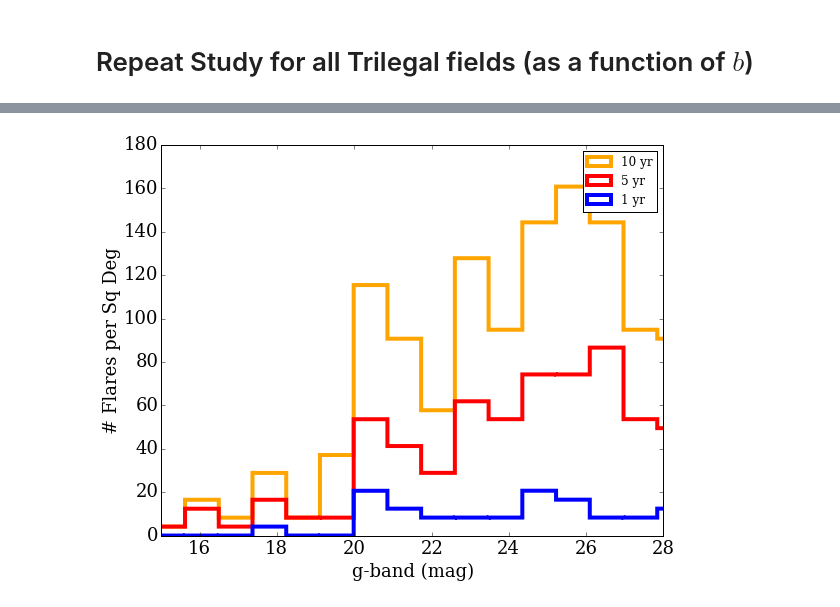
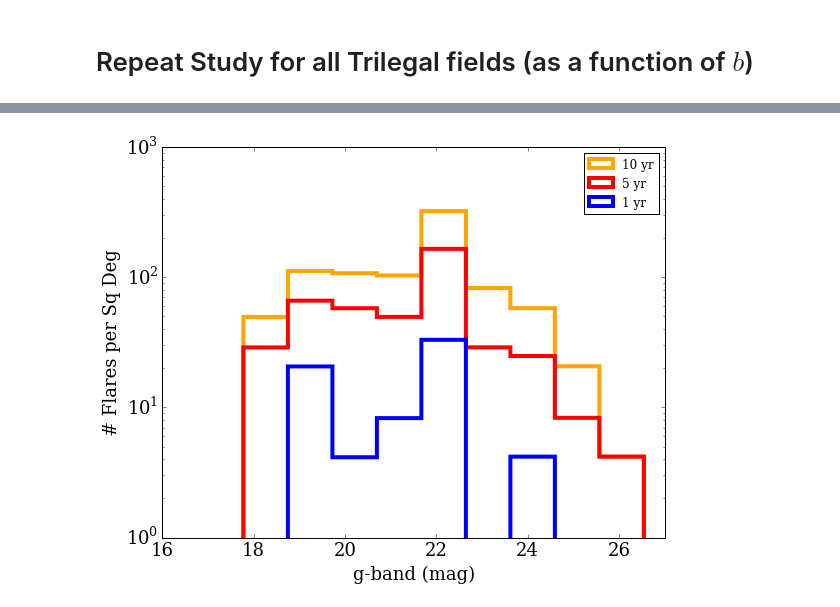
Before and after one commit to lsst-sims/MW-Flare, a Jupyter notebook: figures.ipynb, the cells around one changed output, grey strips where cells are left out. Saved outputs shown, nothing was run; the diff lists cells and outputs as text; code cells hidden in the pictures.

```diff
--- a/figures.ipynb
+++ b/figures.ipynb
@@ -292,6 +292,9 @@ for j in range(len(files)):
     gmag = df['g'].values[okstars[0][rr]] # apparant g-band magnitude
     gerr = LSSToy.photerror(gmag)
 
+    if (galb[j] == -20):
+        gmag20 = gmag
+
     # Count how many flares are returned for each star, for all dmag_limit thresholds
     Nflares = np.zeros((Nstars, len(dmag_limit)))
 
@@ -329,6 +332,7 @@ for j in range(len(files)):
             f = np.interp(t, tt, ff)
             gerrk = LSSToy.photerror(gmag[k] + f, m5=m5)
 #             t, f, gerrk, scl = LSSToy.opsim_cadence(tt, ff, gmag[k], galb[j], random=True)
+
         else:
             gerrk = gerr[k]
             scl = 1.
@@ -339,22 +343,17 @@ for j in range(len(files)):
             ok = np.where((f*scl <= (dmag_limit[i] - gerrk)))
             Nflares[k,i] = len(ok[0])
 
-        if galb[j] == -20:
-#             ok1 = np.where((f*scl <= (dmag_limit[-1] - gerrk)) & (t <= 365.))
-#             ok5 = np.where((f*scl <= (dmag_limit[-1] - gerrk)) & (t <= 365.*5.))
-            ok  = np.where((f*scl <= (dmag_limit[-1] - gerrk)))
+        if (galb[j] == -20):
             if len(ok[0]) > 0:
-#                 print(sum(t[ok] <= 365.))
-#                 print(sum(t[ok] <= 365.*5.))
-#                 print(len(ok[0]))
-
-                tmp = sum(t[ok] <= 365.)
-                Nflares1[k] = tmp
+                Nflares1[k] = sum(t[ok] <= 365.)
                 Nflares5[k] = sum(t[ok] <= 365.*5.)
                 Nflares10[k] = len(ok[0])
 
+    print('Max distance for a 0.01mag flare star: ' + str(max(dist[np.where((Nflares[:,0] > 0))])))
+    print('Max distance for a 0.05mag flare star: ' + str(max(dist[np.where((Nflares[:,1] > 0))])))
     print('Max distance for a 0.1mag flare star: ' + str(max(dist[np.where((Nflares[:,-1] > 0))])))
-    print('Fraction of flares from M dwarfs: ' + str(sum(Nflares[:,-1][np.where((10.**teff <= 4000))]) / sum(Nflares[:,-1])))
+
+    print('Fraction of 0.1mag flares from M dwarfs: ' + str(sum(Nflares[:,-1][np.where((10.**teff <= 4000))]) / sum(Nflares[:,-1])))
     print('')
 
     totflares[j,:] = np.sum(Nflares, axis=0)
@@ -400,19 +399,21 @@ Fraction of flares from M dwarfs: 0.958333333333
 # %%
 
 plt.figure(figsize=(9,7))
-plt.hist(gmag, weights=Nflares10 * totstars[1] / float(Nstars) / fov + 1e-5, bins=25, histtype='step', color='orange', lw=4, label='10 yr')
-plt.hist(gmag, weights=Nflares5 * totstars[1] / float(Nstars) / fov + 1e-5,
+plt.hist(gmag20, weights=Nflares10 * float(totstars[1]) / float(Nstars) / fov + 1e-5, bins=25,
+         histtype='step', color='orange', lw=4, label='10 yr')
+plt.hist(gmag20, weights=Nflares5 * float(totstars[1]) / float(Nstars) / fov + 1e-5,
             bins=25, histtype='step', color='red', lw=4, label='5 yr')
-plt.hist(gmag, weights=Nflares1 * totstars[1] / float(Nstars) / fov + 1e-5,
+plt.hist(gmag20, weights=Nflares1 * float(totstars[1]) / float(Nstars) / fov + 1e-5,
             bins=25, histtype='step', color='blue', lw=4, label='1 yr')
 
-plt.xlim(15,28)
-# plt.yscale('log')
+plt.xlim(16,27)
+plt.ylim(1,1e3)
+plt.yscale('log')
 plt.legend(loc=0, fontsize=12)
 plt.xlabel('g-band (mag)')
 plt.ylabel('# Flares per Sq Deg')
 
 plt.savefig('b-20_flareyield.pdf', dpi=300, rasterized=True, bbox_inches='tight', pad_inches=0.5)
 # %% [output]
-[figure, old version]
+[figure, new version]
 # %%
```
Also changed, not shown: parts of 6 cells of this notebook.
